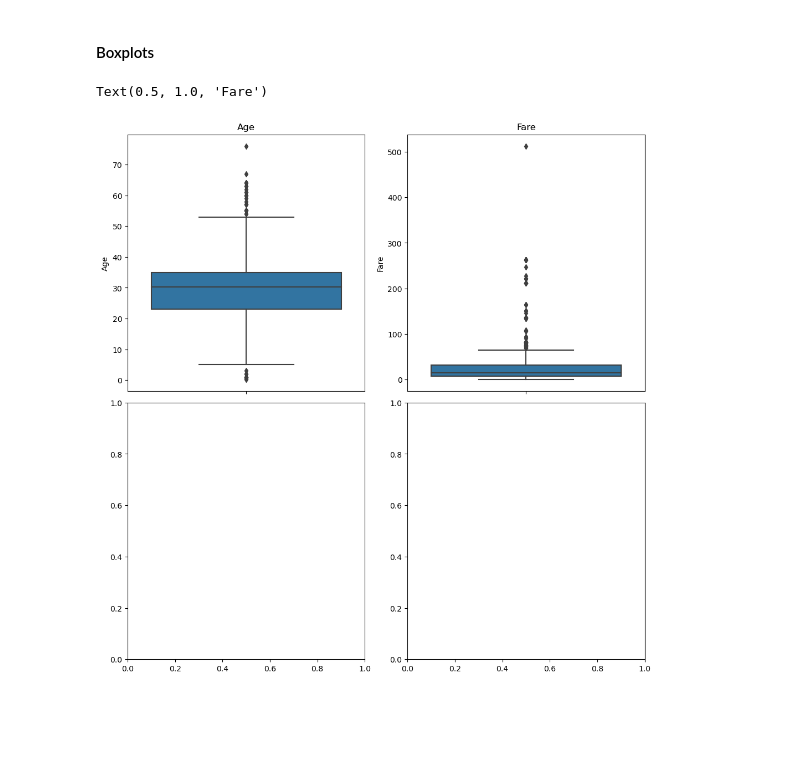
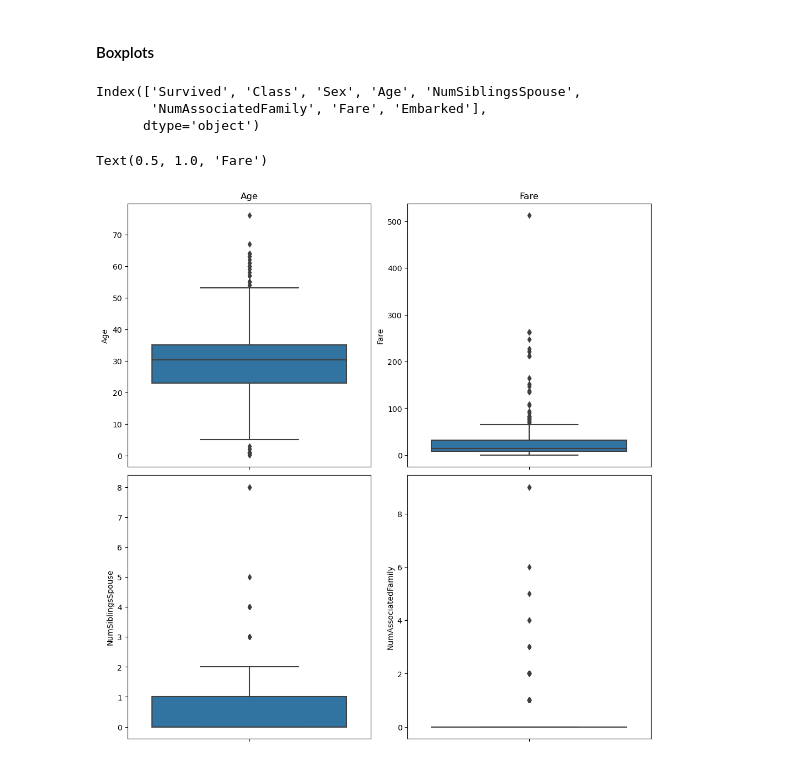
Before and after one commit to Tovborg/TitanicDataset, a Jupyter notebook: titanic.ipynb, the cells around one changed output. Drawn from its saved outputs; the diff is of its cells as text; code cells hidden in the pictures; blank space fills up the shorter version.

Commit message:
Almost done with visualizations

```diff
--- a/titanic.ipynb
+++ b/titanic.ipynb
@@ -185,12 +185,19 @@ plt.show()
 # %% [markdown]
 #### Boxplots
 # %%
+print(titanic_dropped.columns)
 fig, axs = plt.subplots(2, 2, figsize=(10, 10), constrained_layout=True)
 sns.boxplot(data=titanic_dropped, y='Age', ax=axs[0,0])
 sns.boxplot(data=titanic_dropped, y='Fare', ax=axs[0,1])
+sns.boxplot(data=titanic_dropped, y='NumSiblingsSpouse', ax=axs[1,0])
+sns.boxplot(data=titanic_dropped, y='NumAssociatedFamily', ax=axs[1,1])
 # set title of figure
 axs[0,0].set_title('Age')
 axs[0,1].set_title('Fare')
+# axs[0,1].set_ylim(0, 200)
 # %% [output]
-Text(0.5, 1.0, 'Fare')
+Index(['Survived', 'Class', 'Sex', 'Age', 'NumSiblingsSpouse',
+       'NumAssociatedFamily', 'Fare', 'Embarked'],
+      dtype='object')
+Text(0.5, 1.0, 'Fare')
-[figure, old version]
+[figure, new version]
```
Also changed, not shown: parts of 5 cells of this notebook.
